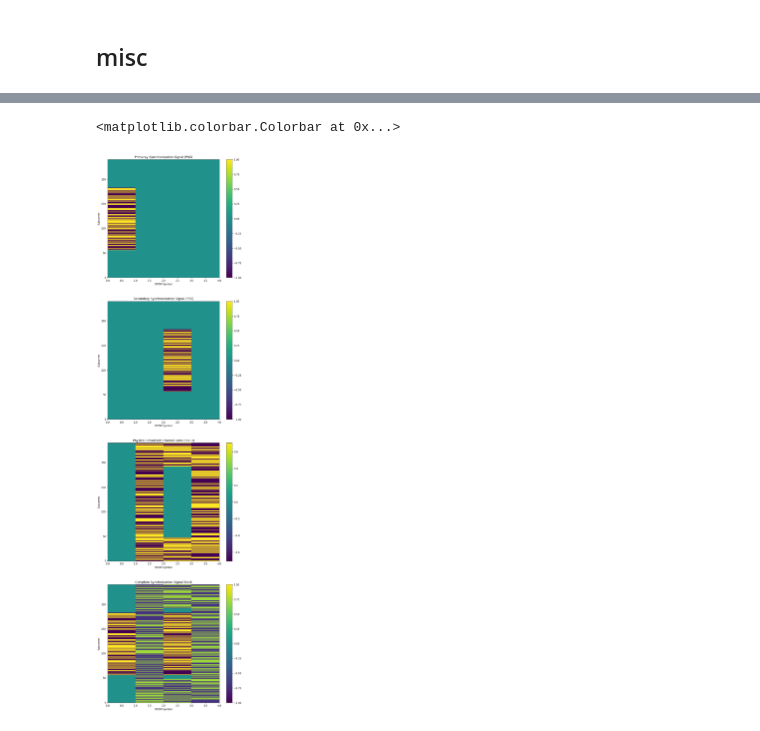
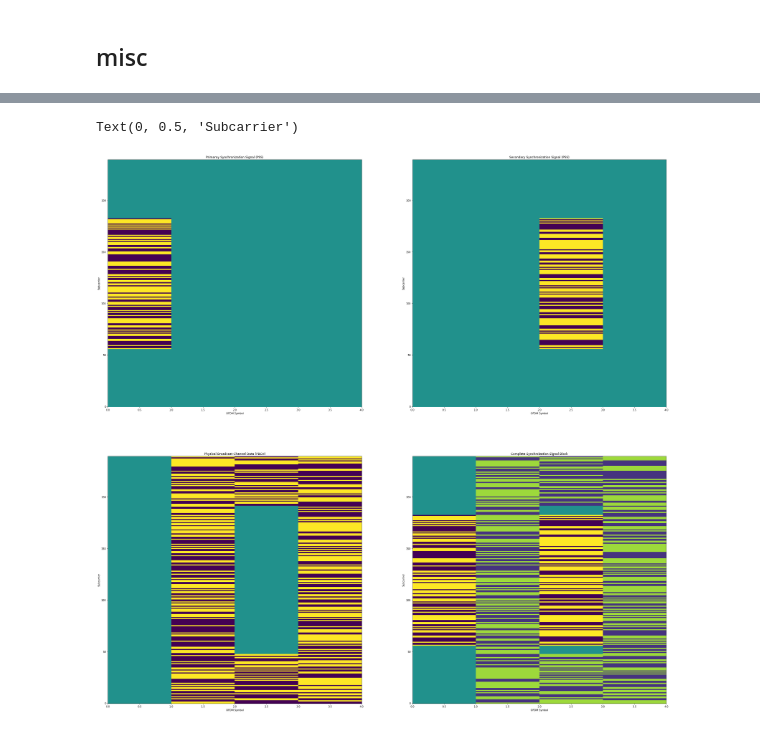
Before and after one commit to markdisterhof/nr_sync_dem, a Jupyter notebook: 5G_Channel_Sim.ipynb, the cells around one changed output, grey strips where cells are left out. Cells and saved outputs as stored; diff of their text form; code cells hidden in the pictures.

```diff
--- a/5G_Channel_Sim.ipynb
+++ b/5G_Channel_Sim.ipynb
@@ -202,7 +199,7 @@ for i, conf in enumerate(av_configs):
 # %%
 rgrid = ssb.grid(240, N_ID1, N_ID2, 0, 0, 1e9, False, False)[:240,2:6]
 
-fig, [ax1, ax2,ax3, ax4] = plt.subplots(figsize=(10,40), ncols = 1, nrows=4)
+fig, [[ax1, ax2],[ax3, ax4]] = plt.subplots(figsize=(40,40), ncols = 2, nrows=2)
 nu = N_ID_Cell % 4
 
 pss = signals.pss(N_ID2)
@@ -221,36 +218,32 @@ pbch= signals.pbch(
         0)
 
 dmrs = signals.dmrs(0, N_ID_Cell, len(ssb.get_ssb_candidate_idx(0, 1e9, False, False)), 0)
 
 
 rgrid_pbch = ssb.map_pbch(pbch, dmrs, nu)
 
 
 ax1.pcolormesh(np.array(range(len(rgrid_pss[0]))) + 0.5, range(len(rgrid_pss)), np.real(rgrid_pss), shading='auto')
 ax1.set_title('Primaray Synchronization Signal (PSS)')
 ax1.set_xlabel('OFDM Symbol')
 ax1.set_ylabel('Subcarrier')
-plt.colorbar(ax1.pcolor(np.real(rgrid_pss)), ax=ax1)
 
 
 ax2.pcolormesh(np.array(range(len(rgrid_sss[0]))) + 0.5, range(len(rgrid_sss)), np.real(rgrid_sss), shading='auto')
 ax2.set_title('Secondary Synchronization Signal (PSS)')
 ax2.set_xlabel('OFDM Symbol')
 ax2.set_ylabel('Subcarrier')
-plt.colorbar(ax2.pcolor(np.real(rgrid_sss)), ax=ax2)
 
 ax3.pcolormesh(np.array(range(len(rgrid_pbch[0]))) + 0.5, range(len(rgrid_pbch)), np.real(rgrid_pbch), shading='auto')
 ax3.set_title('Physical Broadcast Channel Data (PBCH)')
 ax3.set_xlabel('OFDM Symbol')
 ax3.set_ylabel('Subcarrier')
-plt.colorbar(ax3.pcolor(np.real(rgrid_pbch)), ax=ax3)
 
 
 ax4.pcolormesh(np.array(range(len(rgrid[0]))) + 0.5, range(len(rgrid)), np.real(rgrid), shading='auto')
 ax4.set_title('Complete Synchroization Signal Block')
 ax4.set_xlabel('OFDM Symbol')
 ax4.set_ylabel('Subcarrier')
-plt.colorbar(ax4.pcolor(np.real(rgrid)), ax=ax4)
 # %% [output]
-<matplotlib.colorbar.Colorbar at 0x...>
+Text(0, 0.5, 'Subcarrier')
-[figure, old version]
+[figure, new version]
```
Also changed, not shown: parts of 6 cells of this notebook, 2 other files.
